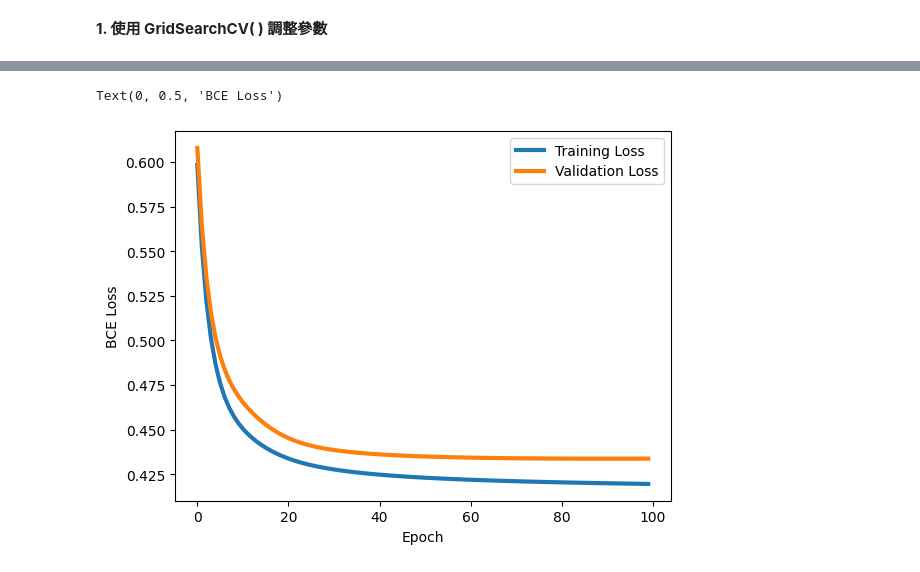
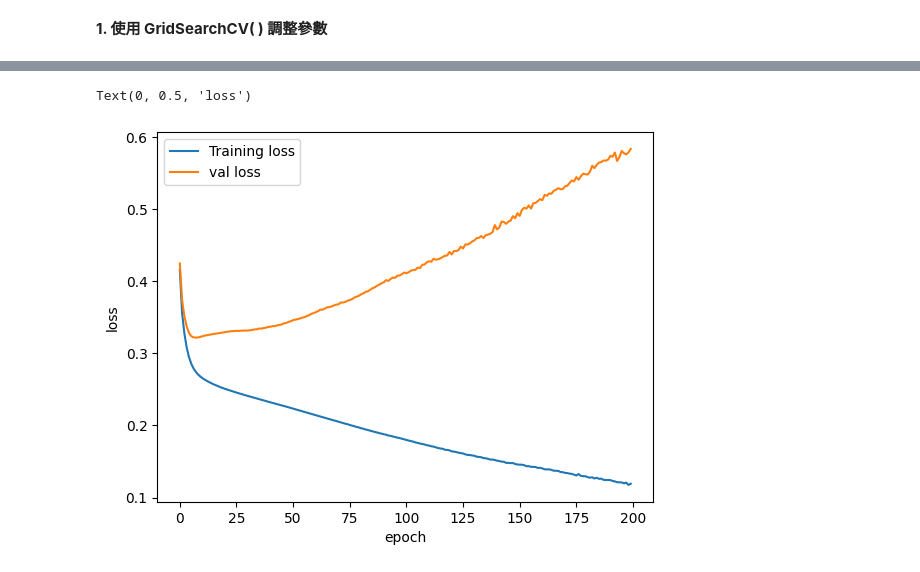
Before and after one commit to eva509/Prediction-of-quality-of-Wine, a Jupyter notebook: 專題實作｜紅酒品質預測.ipynb, the cells around one changed output, grey strips where cells are left out. Saved outputs shown, nothing was run; the diff lists cells and outputs as text; code cells hidden in the pictures.

```diff
--- a/專題實作｜紅酒品質預測.ipynb
+++ b/專題實作｜紅酒品質預測.ipynb
@@ -158,6 +158,7 @@ from sklearn.model_selection import cross_val_score
 X = df.drop('quality', axis = 1)
 y = df['quality']
 X_train, X_test, y_train, y_test = train_test_split(X, y, test_size = 0.2, random_state = 42)
+X_train, X_val, y_train, y_val = train_test_split(X_train, y_train, test_size = 0.1, random_state = 43, stratify=y_train)
 
 # 使用SMOTE，處理資料不平衡問題
 from imblearn.over_sampling import SMOTE
@@ -235,4 +235,0 @@ df.sort_values(by='accuracy',ascending=False)
-# %%
-# 切割訓練集、測驗集
-from sklearn.model_selection import train_test_split
-X_train,X_test,y_train,y_test = train_test_split(X_train,y_train,test_size=0.2)
@@ -303,11 +326,10 @@ print(test_loss_list)
 # %%
 # 視覺化呈現結果
-import matplotlib.pyplot as plt
-plt.plot(loss_list, linewidth=3)
-plt.plot(test_loss_list, linewidth=3)
-plt.legend(('Training Loss','Validation Loss'))
-plt.xlabel('Epoch')
-plt.ylabel('BCE Loss')
+plt.plot(training_losses)
+plt.plot(val_losses)
+plt.legend(("Training loss", "val loss"))
+plt.xlabel("epoch")
+plt.ylabel("loss")
 # %% [output]
-Text(0, 0.5, 'BCE Loss')
+Text(0, 0.5, 'loss')
-[figure, old version]
+[figure, new version]
```
Also changed, not shown: parts of 5 cells of this notebook.
